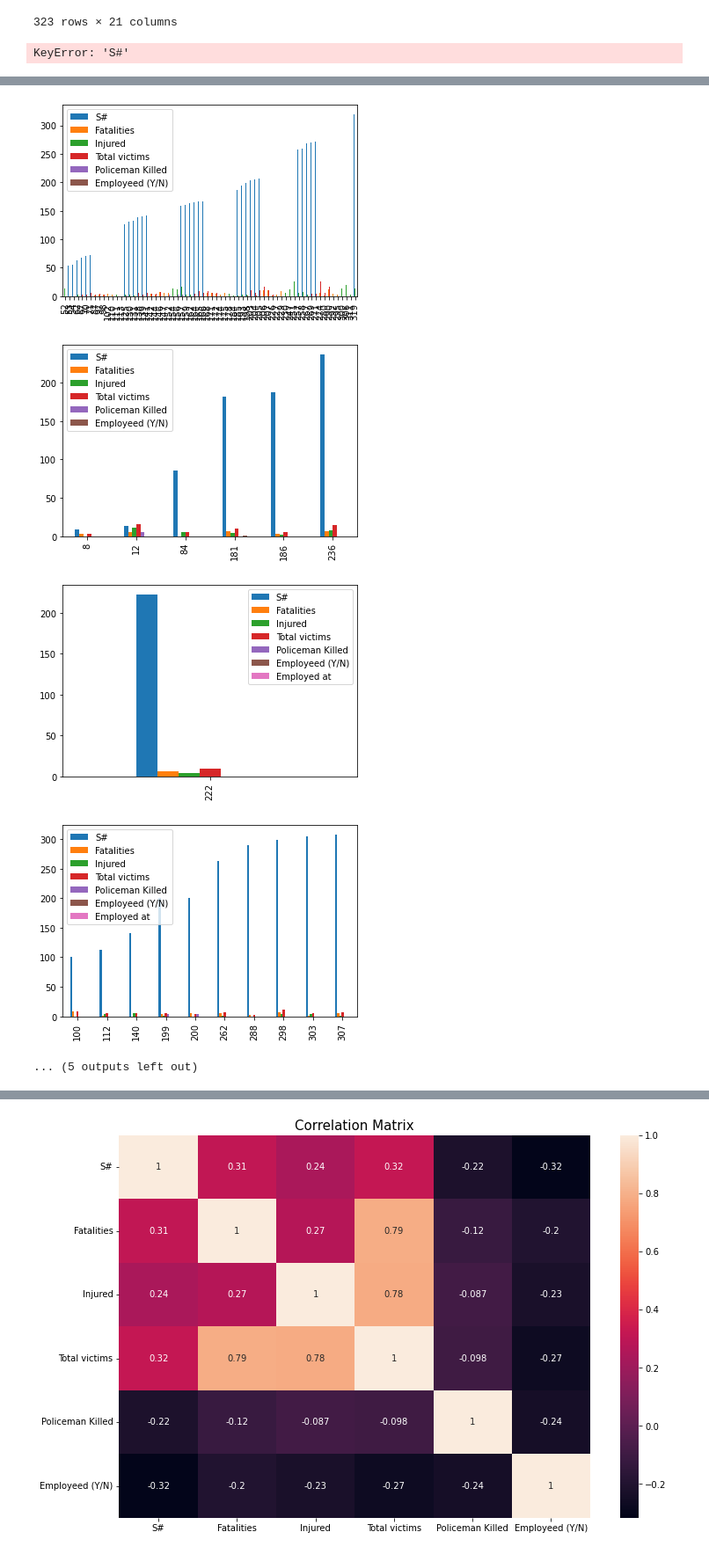
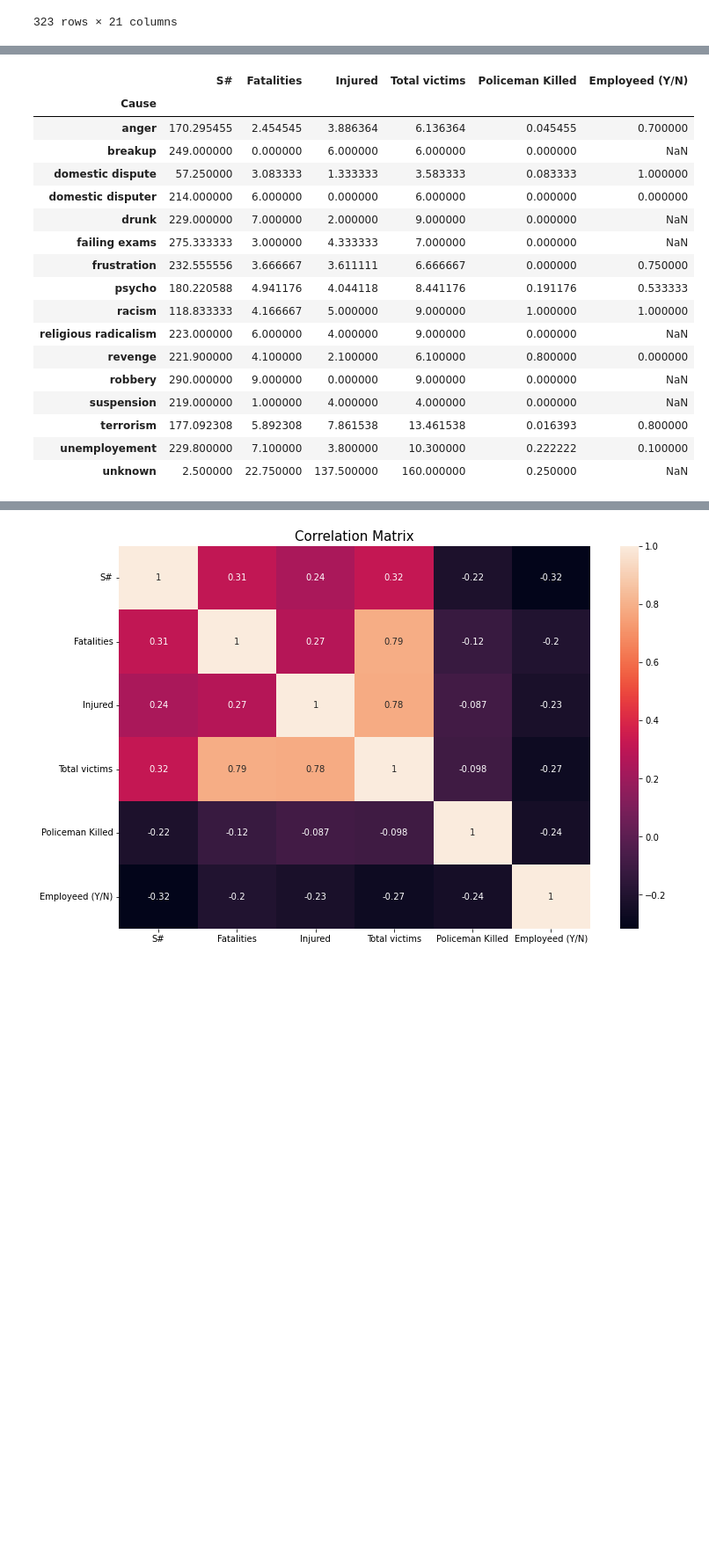
Before and after one commit to panxolopez/proyecto_mineria, a Jupyter notebook: proyecto_v2.ipynb, the cells around one changed output, grey strips where cells are left out. Shown: that part at 88% size. Drawn from its saved outputs; the diff is of its cells as text; code cells hidden in the pictures; blank space fills up the shorter version.

```diff
--- a/proyecto_v2.ipynb
+++ b/proyecto_v2.ipynb
@@ -19,11 +19,9 @@ df_shooting5
 # %%
 df_shooting5.columns.values
 #df_shooting5=df_shooting5.pop(['S#'], axis = 'columns')
-df_shooting5.pop('S#')
-#df_shooting5=df_shooting5.drop(['Longitude'], axis = 'columns')
-#df_shooting5=df_shooting5.drop(['Latitude'], axis = 'columns')
+#df_shooting5.pop('S#')
+df_shooting5=df_shooting5.drop(['Longitude'], axis = 'columns')
+df_shooting5=df_shooting5.drop(['Latitude'], axis = 'columns')
-# %% [output]
-KeyError: 'S#'
 # %%
 df_shooting5.groupby(['Mental Health Issues']).mean()
 # %% [output]
@@ -35,7 +33,9 @@ df_shooting5.groupby(['Mental Health Issues']).mean()
 | Yes | 214.905660 | 5.811321 | 6.283019 | 11.698113 | 0.192308 | 0.535714 |
 | unknown | 107.000000 | 9.000000 | 1.000000 | 10.000000 | 0.000000 | NaN |
 # %%
-df_shooting5.groupby(['Cause']).mean()
+datos_causa=df_shooting5.groupby(['Cause']).mean()
 causas=df_shooting5.groupby(['Cause'])
-causas.plot(kind = 'bar')
+#causas=causas.drop(['S#'], axis = 'columns')
+#causas.plot(kind = 'bar')
+datos_causa
 # %% [output]
@@ -67,5 +42,18 @@ dtype: object
-[figure, removed]
-[figure, removed]
-[figure, removed]
-[figure, removed]
-... (5 outputs left out)
+|  | S# | Fatalities | Injured | Total victims | Policeman Killed | Employeed (Y/N) |
+| Cause |  |  |  |  |  |  |
+| anger | 170.295455 | 2.454545 | 3.886364 | 6.136364 | 0.045455 | 0.700000 |
+| breakup | 249.000000 | 0.000000 | 6.000000 | 6.000000 | 0.000000 | NaN |
+| domestic dispute | 57.250000 | 3.083333 | 1.333333 | 3.583333 | 0.083333 | 1.000000 |
+| domestic disputer | 214.000000 | 6.000000 | 0.000000 | 6.000000 | 0.000000 | 0.000000 |
+| drunk | 229.000000 | 7.000000 | 2.000000 | 9.000000 | 0.000000 | NaN |
+| failing exams | 275.333333 | 3.000000 | 4.333333 | 7.000000 | 0.000000 | NaN |
+| frustration | 232.555556 | 3.666667 | 3.611111 | 6.666667 | 0.000000 | 0.750000 |
+| psycho | 180.220588 | 4.941176 | 4.044118 | 8.441176 | 0.191176 | 0.533333 |
+| racism | 118.833333 | 4.166667 | 5.000000 | 9.000000 | 1.000000 | 1.000000 |
+| religious radicalism | 223.000000 | 6.000000 | 4.000000 | 9.000000 | 0.000000 | NaN |
+| revenge | 221.900000 | 4.100000 | 2.100000 | 6.100000 | 0.800000 | 0.000000 |
+| robbery | 290.000000 | 9.000000 | 0.000000 | 9.000000 | 0.000000 | NaN |
+| suspension | 219.000000 | 1.000000 | 4.000000 | 4.000000 | 0.000000 | NaN |
+| terrorism | 177.092308 | 5.892308 | 7.861538 | 13.461538 | 0.016393 | 0.800000 |
+| unemployement | 229.800000 | 7.100000 | 3.800000 | 10.300000 | 0.222222 | 0.100000 |
+| unknown | 2.500000 | 22.750000 | 137.500000 | 160.000000 | 0.250000 | NaN |
```
Also changed, not shown: parts of 6 cells of this notebook, 6 other files.
